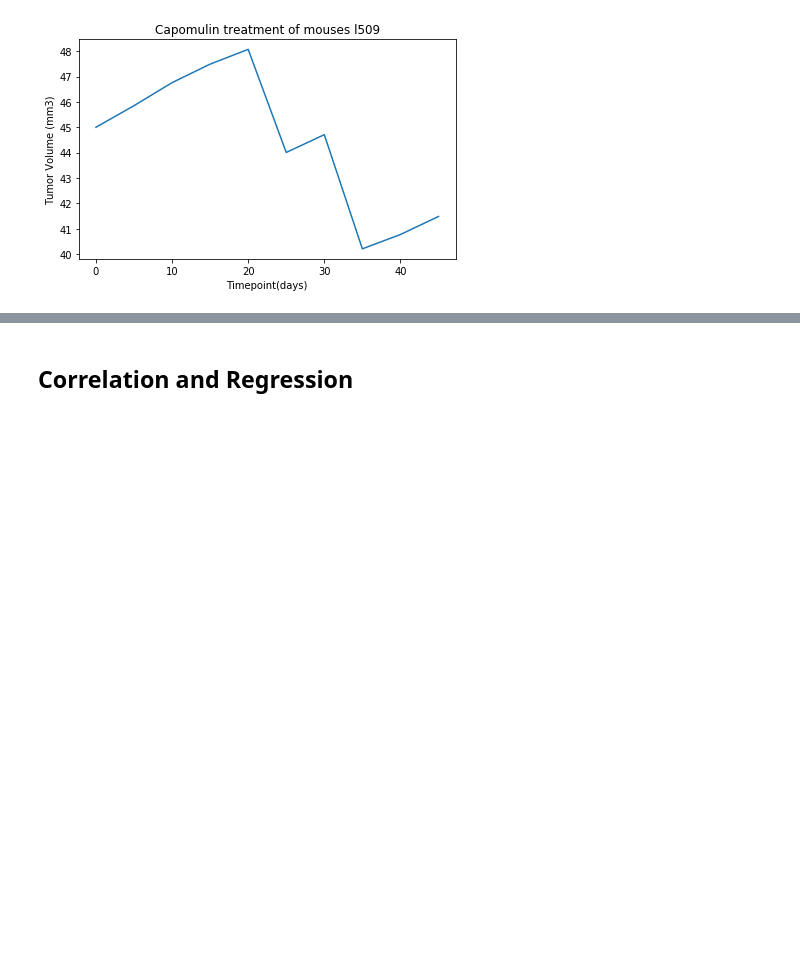
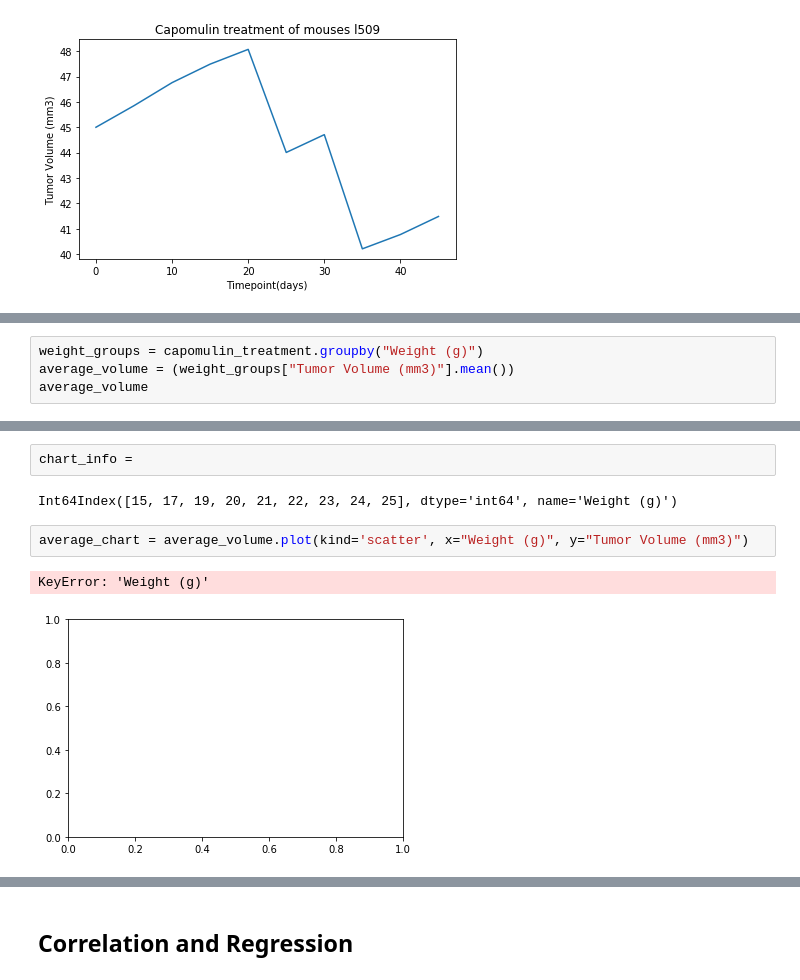
Before and after one commit to manuelamc14/Matploid-challenge, a Jupyter notebook: Pymaceuticals/pymaceuticals_starter.ipynb, the cells around one changed output, grey strips where cells are left out. Saved outputs shown, nothing was run; the diff lists cells and outputs as text; blank space fills up the shorter version.

```diff
--- a/Pymaceuticals/pymaceuticals_starter.ipynb
+++ b/Pymaceuticals/pymaceuticals_starter.ipynb
@@ -206,0 +233,4 @@ plt.tight_layout()
+# %%
+weight_groups = capomulin_treatment.groupby("Weight (g)")
+average_volume = (weight_groups["Tumor Volume (mm3)"].mean())
+average_volume
@@ -206,0 +249,9 @@ plt.tight_layout()
+# %%
+chart_info =
+# %% [output]
+Int64Index([15, 17, 19, 20, 21, 22, 23, 24, 25], dtype='int64', name='Weight (g)')
+# %%
+average_chart = average_volume.plot(kind='scatter', x="Weight (g)", y="Tumor Volume (mm3)")
+# %% [output]
+KeyError: 'Weight (g)'
+[figure, added]
```
Also changed, not shown: parts of 7 cells of this notebook.
